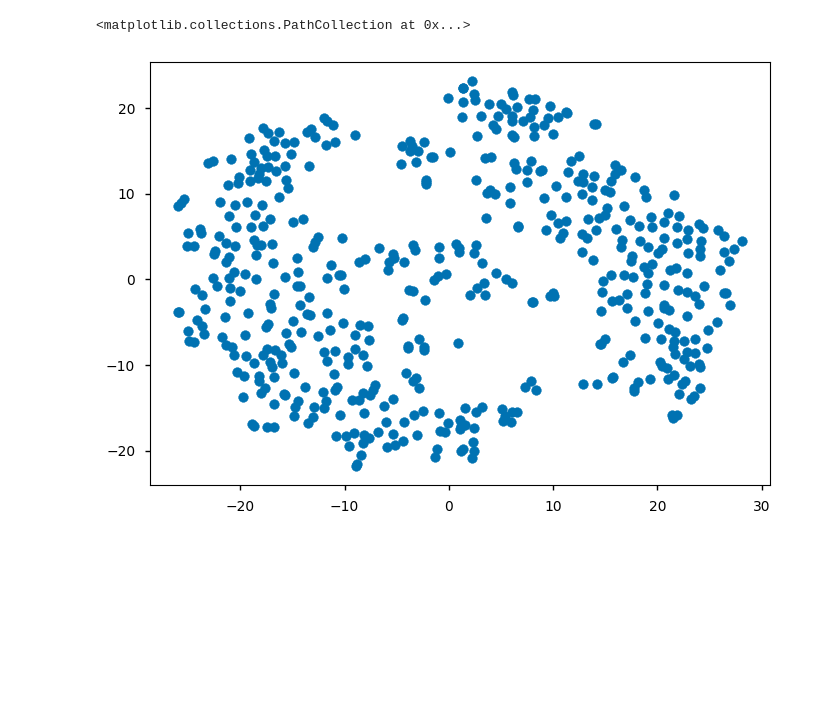
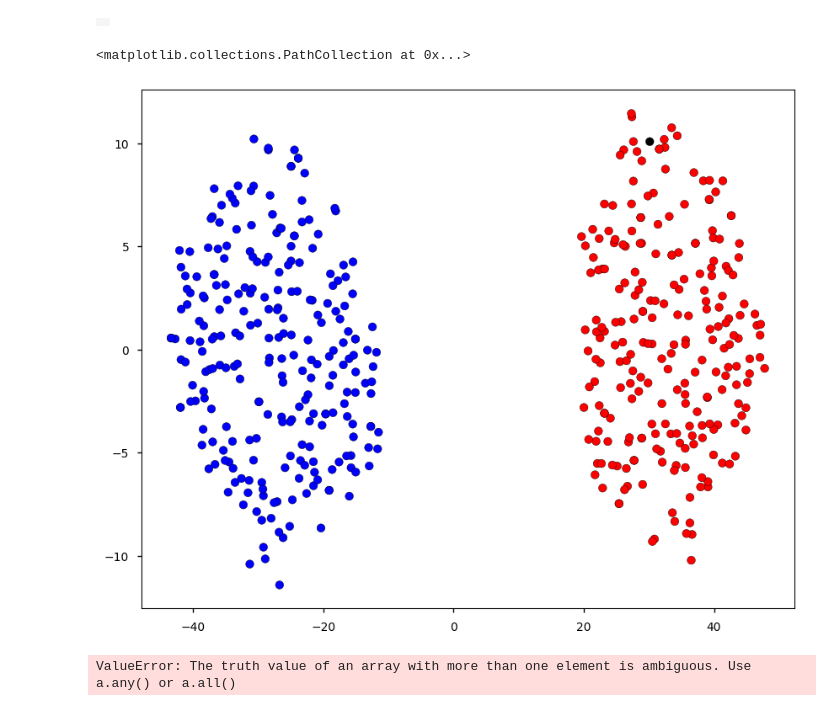
Before and after one commit to skylooop/BeliefConditionedFB, a Jupyter notebook: notebooks/in_context_gciql.ipynb, the cells around one changed output. Cells and saved outputs as stored; diff of their text form; code cells hidden in the pictures; blank space fills up the shorter version.

```diff
--- a/notebooks/in_context_gciql.ipynb
+++ b/notebooks/in_context_gciql.ipynb
@@ -461,7 +421,0 @@ next_state_pred = iql_agent.network.select('next_state_pred')(batch_context_test
-# %%
-tsne = TSNE(random_state=42, perplexity=30).fit_transform(dynamics_embedding[:, 0, :])
-x, y = tsne[:, 0], tsne[:, 1]
-plt.scatter(x, y)
-# %% [output]
-<matplotlib.collections.PathCollection at 0x...>
-[figure, removed]
@@ -467,0 +457,23 @@ plt.scatter(x, y)
+# %%
+mediapy.show_video(
+    renders
+)
+# %% [output]
+|  |
+# %%
+all_boxes_obs_test = np.concatenate([plot_layouts['traj_states'], obses])
+all_boxes_actions_test = np.concatenate([plot_layouts['traj_actions'], actions])
+all_boxes_nobs_test = np.concatenate([plot_layouts['traj_next_states'], next_obses])
+
+dynamics_embedding_mean, std = iql_agent.network.select('dynamic_transformer')(all_boxes_obs_test, all_boxes_actions_test,
+                                                                            all_boxes_nobs_test, train=False)
+
+dynamics_embedding = dynamics_embedding_mean + jax.random.normal(key=GLOBAL_KEY, shape=dynamics_embedding_mean.shape) * jnp.exp(std)
+tsne = TSNE(random_state=42).fit_transform(dynamics_embedding)
+fig, ax = plt.subplots(figsize=(10, 8))
+ax.scatter(tsne[:, 0], tsne[:, 1],
+            edgecolors='black',
+            c=colors + ['black'] * obses.shape[0])
+# %% [output]
+<matplotlib.collections.PathCollection at 0x...>
+[figure, added]
@@ -467,0 +490,9 @@ plt.scatter(x, y)
+# %%
+second_layout_indxs = jnp.unique(jnp.where(jnp.any(plot_layouts['traj_states'][:, :, 0] == 3 and plot_layouts['traj_states'][:, :, 0] == 6))[0])
+second_layout_x = jax.tree_util.tree_map(lambda arr: arr[second_layout_indxs], plot_layouts)
+second_layout_y = jnp.unique(jnp.where(second_layout_x['traj_states'][:, :, 1] == 2)[0])
+second_layout_trajs = jax.tree_util.tree_map(lambda arr: arr[second_layout_y], second_layout_x)
+
+second_layout_indxs.shape
+# %% [output]
+ValueError: The truth value of an array with more than one element is ambiguous. Use a.any() or a.all()
```
Also changed, not shown: parts of 17 cells of this notebook, 12 other files.
